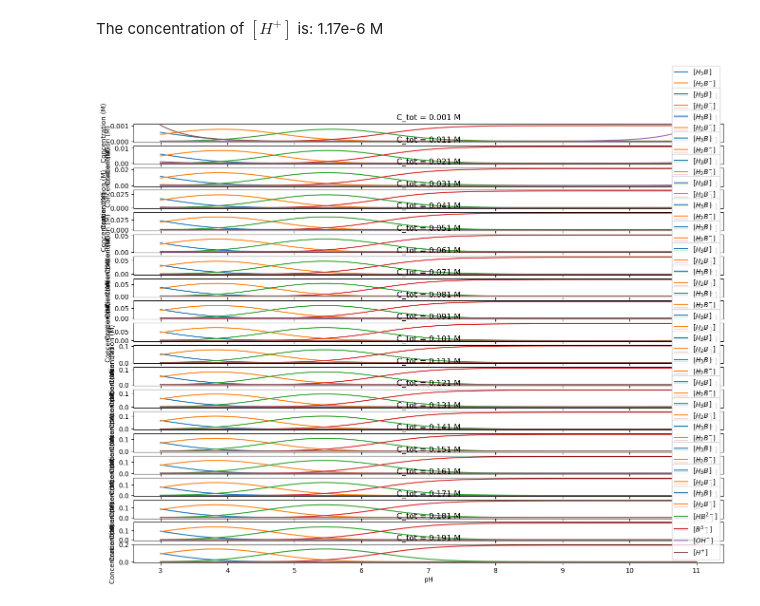
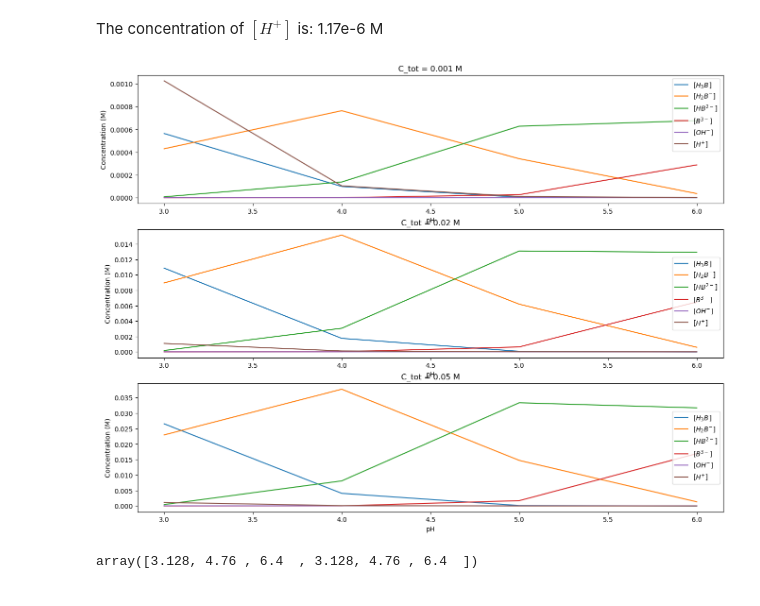
Before and after one commit to EugeneMaz/acid-base, a Jupyter notebook: buffer-equilibrium.ipynb, the cells around one changed output. Saved outputs shown, nothing was run; the diff lists cells and outputs as text; code cells hidden in the pictures.

Commit message:
Changed way to input ranges, added parallel option

```diff
--- a/buffer-equilibrium.ipynb
+++ b/buffer-equilibrium.ipynb
@@ -108,10 +108,11 @@ class AcidBaseEquilibrium:
         else:
             return solution
 
-    def solve_range(self, C_tot = [0.01, 0.02, 0.01], pH0 = [3, 9, 0.1], verbose=False):
-        self.C_range = np.arange(*C_tot)
-        self.pH_range = np.arange(*pH0)
-        result = Parallel(n_jobs=-1)(
+    def solve_range(self, C_tot = [0.01, 0.02, 0.05], pH0 = [4, 5, 6], parallel=False, verbose=False):
+        self.C_range = np.asarray(C_tot)
+        self.pH_range = np.asarray(pH0)
+        n_jobs = -1 if parallel else 1
+        result = Parallel(n_jobs=n_jobs)(
             delayed(self.solve_wrapper)(c, pH)
             for c in self.C_range
             for pH in self.pH_range
@@ -176,6 +177,6 @@ The concentration of $[B^{3-}]$ is: 3.44e-2 M
 The concentration of $[OH^{-}]$ is: 1.04e-8 M
 The concentration of $[H^{+}]$ is: 1.17e-6 M
 # %%
-res = buffer.solve_range(C_tot=[0.001, 0.201, 0.01], pH0 = [3, 11.1, 0.1], verbose=True)
+res = buffer.solve_range(C_tot=[0.001, 0.02, 0.05], pH0 = [3, 4, 5, 6], verbose=True)
 # %% [output]
-[figure, old version]
+[figure, new version]
@@ -189,0 +190,4 @@ np.savetxt('Citric_acid_3pKa_0.001-0.5M_pH3-pH9.csv', res, delimiter=';',
+# %%
+np.hstack([np.array([3.128, 4.76, 6.4]),np.array([3.128, 4.76, 6.4])])
+# %% [output]
+array([3.128, 4.76 , 6.4  , 3.128, 4.76 , 6.4  ])
```
Also changed, not shown: parts of 4 cells of this notebook.
